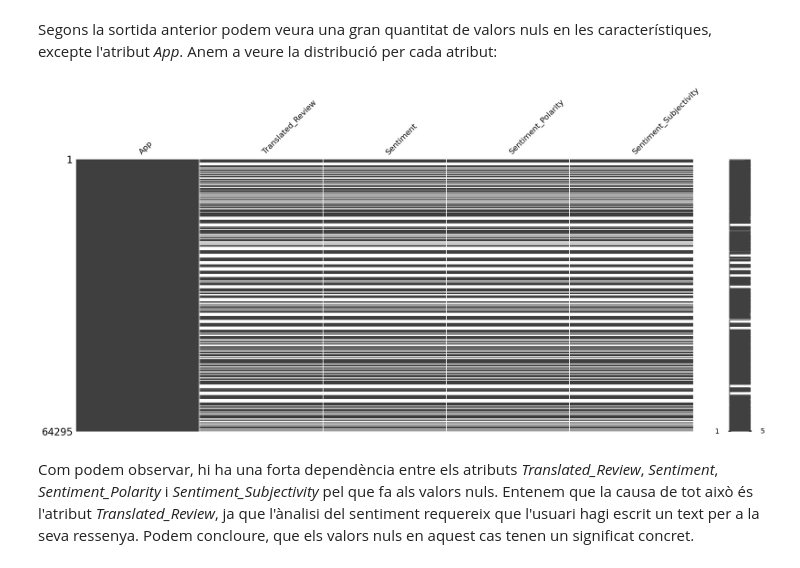
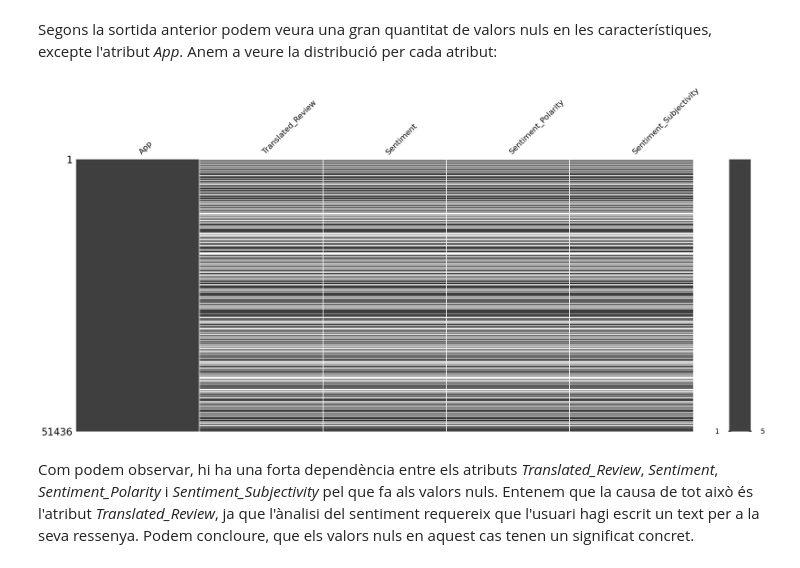
Before and after one commit to NIU1672001/Google-Play-Store-Apps, a Jupyter notebook: Google Play Store Apps.ipynb, the cells around one changed output. Saved outputs shown, nothing was run; the diff lists cells and outputs as text; code cells hidden in the pictures.

```diff
--- a/Google Play Store Apps.ipynb
+++ b/Google Play Store Apps.ipynb
@@ -261,5 +265,6 @@ Segons la sortida anterior podem veure que tenim categories coherents amb la tem
 #### 1.2.1. Descripció dels atributs
 # %%
 reviews_data = pd.read_csv("data/ressenyes.csv")
-apps_data.head()
+reviews_train_data, reviews_test_data = train_test_split(reviews_data, test_size=0.2, random_state=42)
+reviews_train_data.head()
 # %% [output]
@@ -308,10 +313,10 @@ El conjunt de dades conté 5 atributs on es descriu les característiques de rev
 # %% [markdown]
 Segons la sortida anterior podem veura una gran quantitat de valors nuls en les característiques, excepte l'atribut *App*. Anem a veure la distribució per cada atribut:
 # %%
-msno.matrix(reviews_data)
+msno.matrix(reviews_train_data)
 plt.show()
 # %% [output]
-[figure, old version]
+[figure, new version]
 # %% [markdown]
 Com podem observar, hi ha una forta dependència entre els atributs *Translated_Review*, *Sentiment*, *Sentiment_Polarity* i *Sentiment_Subjectivity* pel que fa als valors nuls. Entenem que la causa de tot això és l'atribut *Translated_Review*, ja que l'ànalisi del sentiment requereix que l'usuari hagi escrit un text per a la seva ressenya. Podem concloure, que els valors nuls en aquest cas tenen un significat concret.
 # %% [markdown]
```
Also changed, not shown: parts of 32 cells of this notebook.
